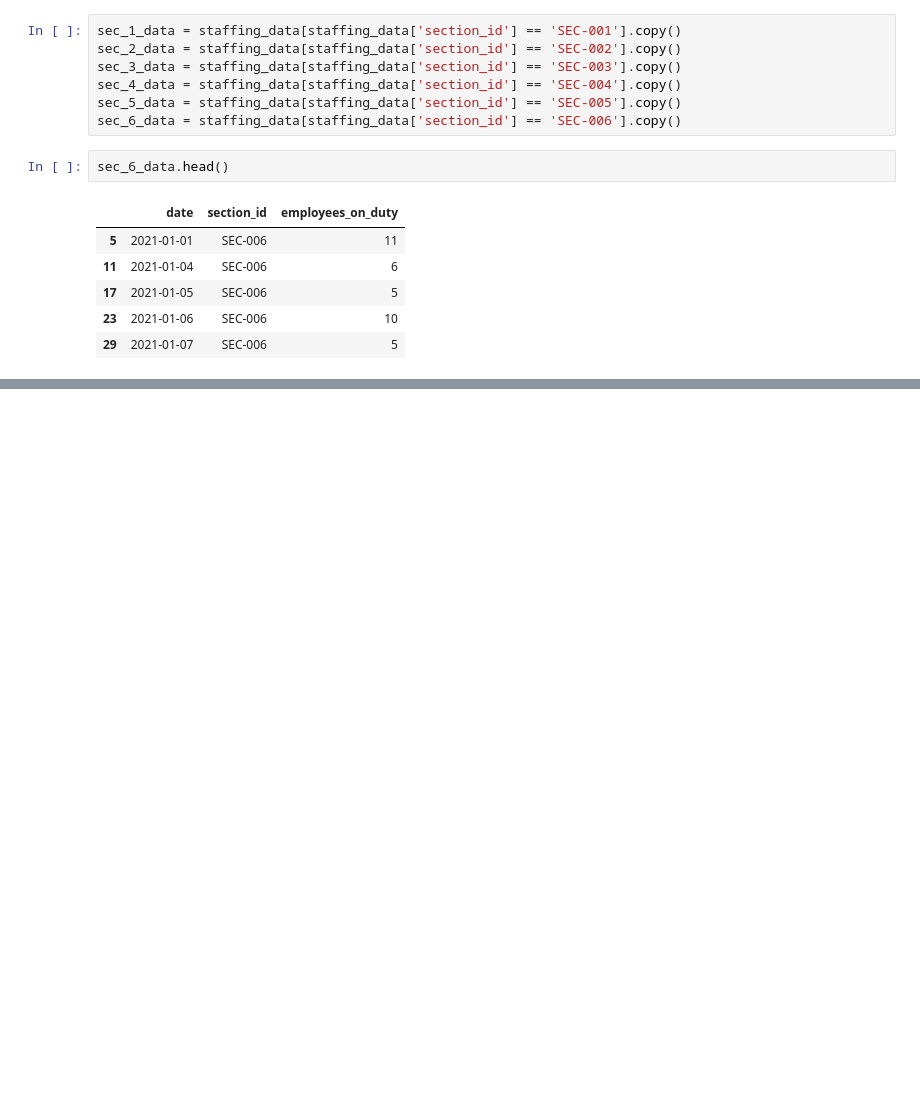
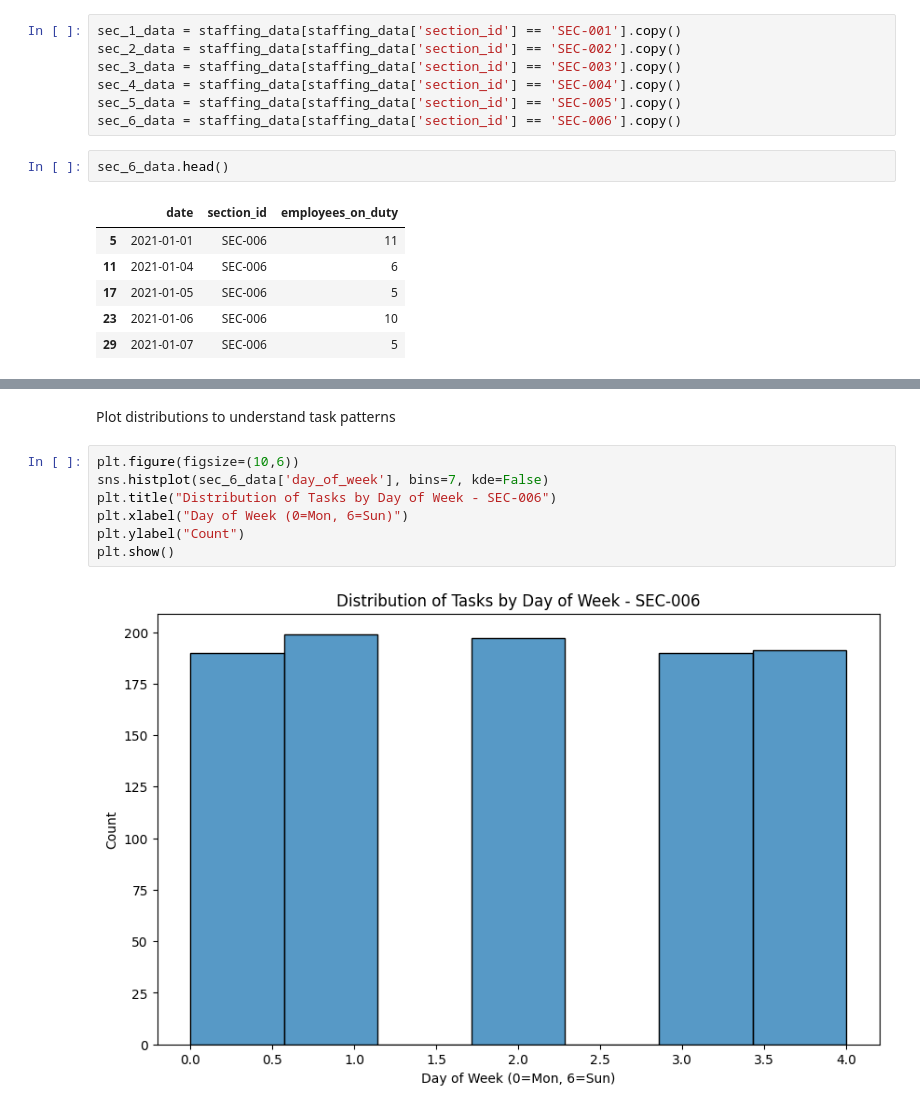
Before and after one commit to RMCV-Rajapaksha/TeamInception_Datathon, a Jupyter notebook: task2_eda_and_data_preprocessing.ipynb, the cells around one changed output, grey strips where cells are left out. Saved outputs shown, nothing was run; the diff lists cells and outputs as text; blank space fills up the shorter version.

```diff
--- a/task2_eda_and_data_preprocessing.ipynb
+++ b/task2_eda_and_data_preprocessing.ipynb
@@ -122,0 +192,11 @@ sec_6_data.head()
+# %% [markdown]
+Plot distributions to understand task patterns
+# %%
+plt.figure(figsize=(10,6))
+sns.histplot(sec_6_data['day_of_week'], bins=7, kde=False)
+plt.title("Distribution of Tasks by Day of Week - SEC-006")
+plt.xlabel("Day of Week (0=Mon, 6=Sun)")
+plt.ylabel("Count")
+plt.show()
+# %% [output]
+[figure, added]
```
Also changed, not shown: parts of 15 cells of this notebook.
